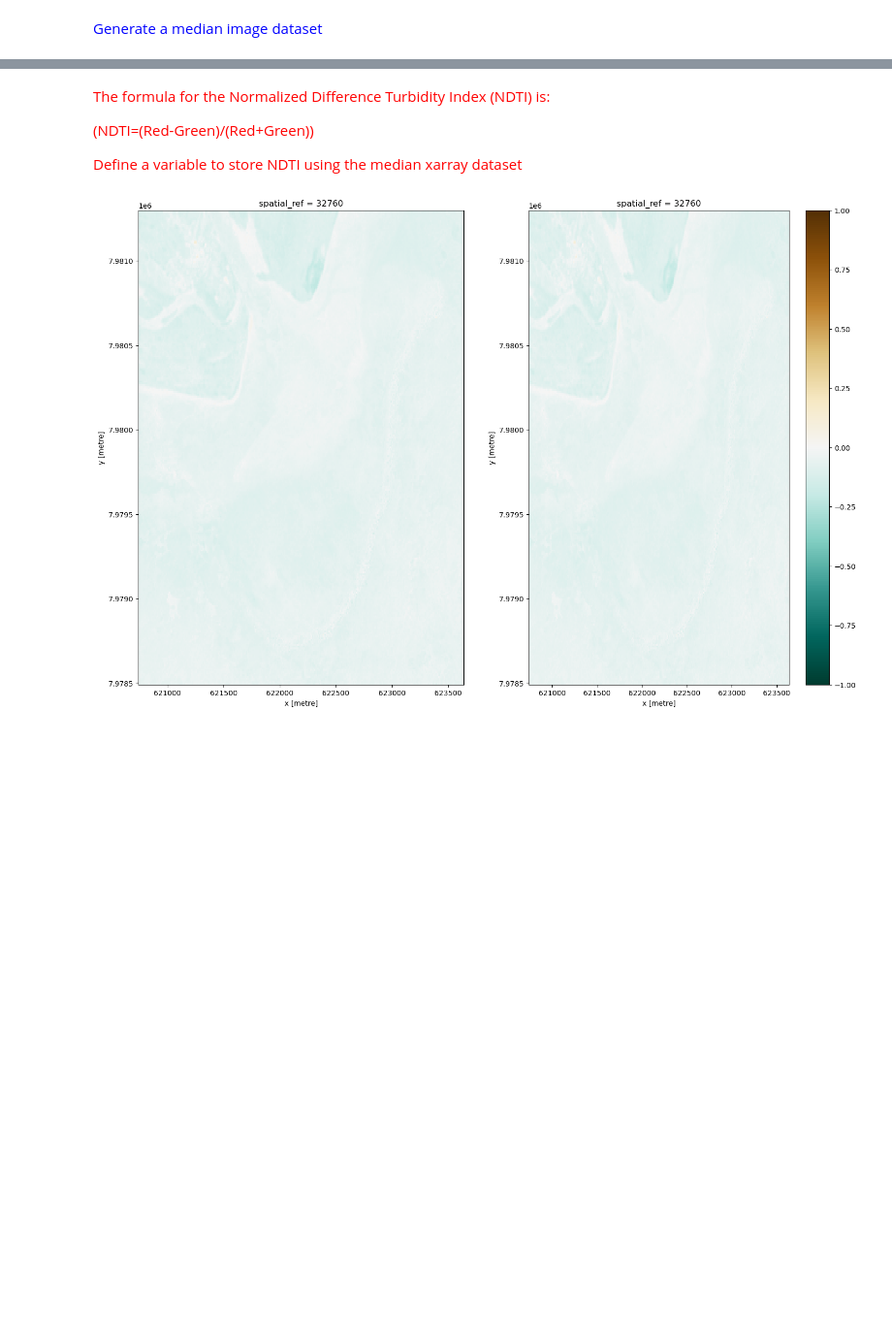
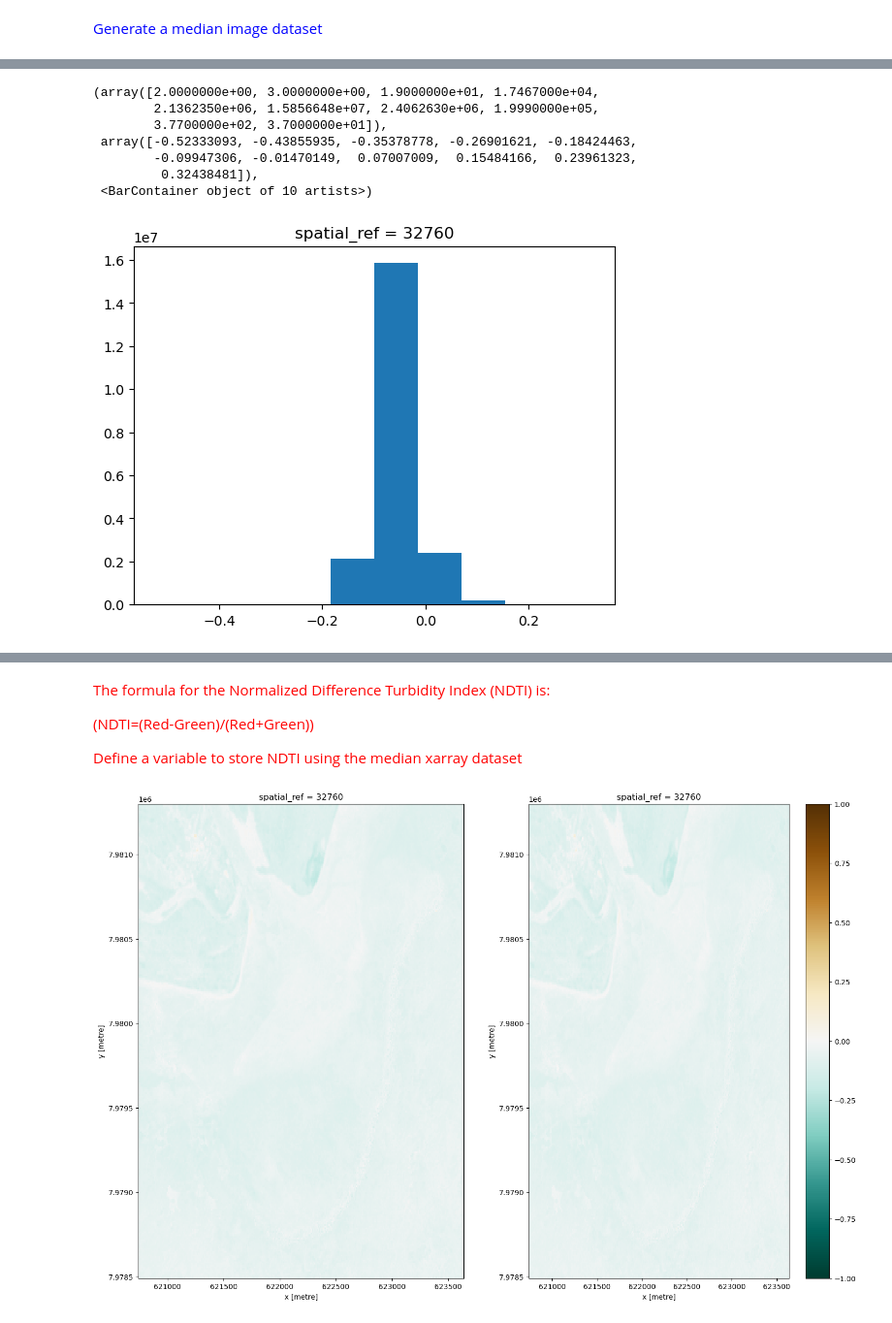
Before and after one commit to digitalearthpacific/water-quality, a Jupyter notebook: coastal/drafts/ndti-multiyear-stats.ipynb, the cells around one changed output, grey strips where cells are left out. Shown at 97% size. Drawn from its saved outputs; the diff is of its cells as text; code cells hidden in the pictures; blank space fills up the shorter version.

```diff
--- a/coastal/drafts/ndti-multiyear-stats.ipynb
+++ b/coastal/drafts/ndti-multiyear-stats.ipynb
@@ -118,0 +132,11 @@ NameError: name 'median_image' is not defined
+# %%
+ndti.plot()
+# %% [output]
+(array([2.0000000e+00, 3.0000000e+00, 1.9000000e+01, 1.7467000e+04,
+        2.1362350e+06, 1.5856648e+07, 2.4062630e+06, 1.9990000e+05,
+        3.7700000e+02, 3.7000000e+01]),
+ array([-0.52333093, -0.43855935, -0.35378778, -0.26901621, -0.18424463,
+        -0.09947306, -0.01470149,  0.07007009,  0.15484166,  0.23961323,
+         0.32438481]),
+ <BarContainer object of 10 artists>)
+[figure, added]
```
Also changed, not shown: parts of 6 cells of this notebook.
